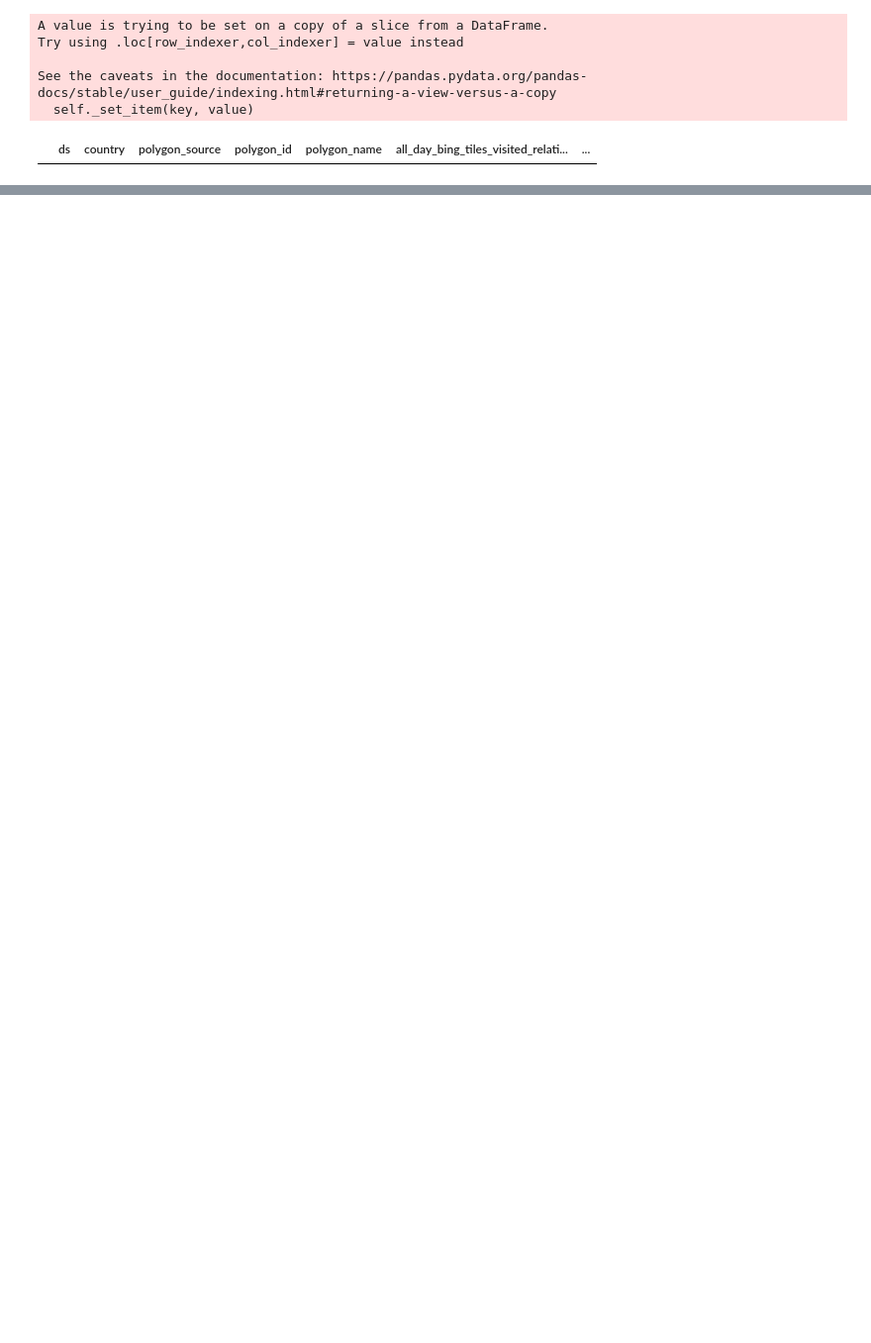
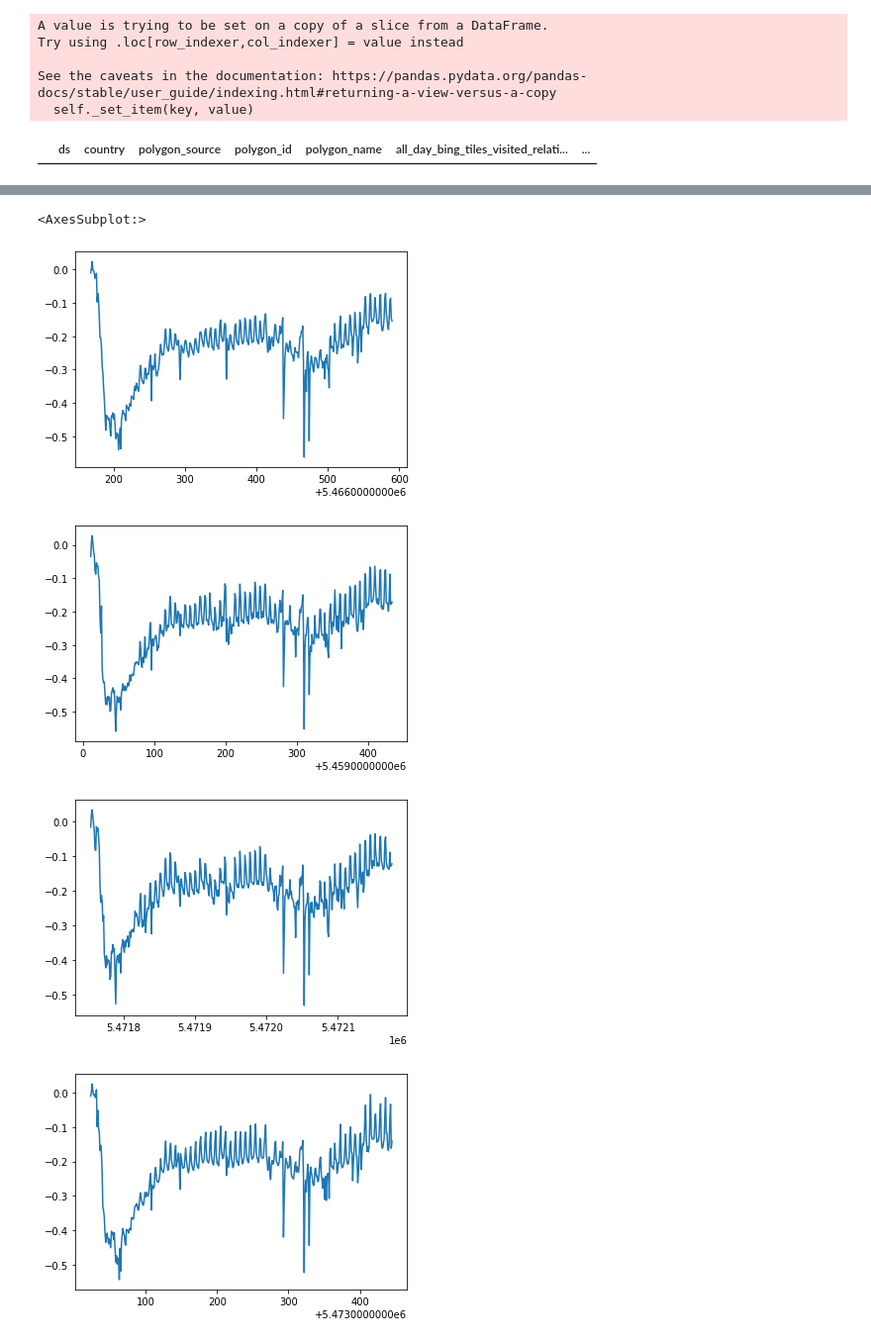
Before and after one commit to santiagoruizmoreno/teleworking_ghg, a Jupyter notebook: Code/Demand_for_transportation.ipynb, the cells around one changed output, grey strips where cells are left out. Shown: that part at 99% size. Cells and saved outputs as stored; diff of their text form; code cells hidden in the pictures; blank space fills up the shorter version.

```diff
--- a/Code/Demand_for_transportation.ipynb
+++ b/Code/Demand_for_transportation.ipynb
@@ -205,0 +211,21 @@ Hey Marie this was jsut added by me
+# %%
+plt.figure(1)
+facebook_data_USA[facebook_data_USA.polygon_name == "Los Angeles"]["all_day_bing_tiles_visited_relative_change"].plot()
+plt.figure(2)
+facebook_data_USA[facebook_data_USA.polygon_name == "Alameda"]["all_day_bing_tiles_visited_relative_change"].plot()
+plt.figure(3)
+facebook_data_USA[facebook_data_USA.polygon_name == "Sacramento"]["all_day_bing_tiles_visited_relative_change"].plot()
+plt.figure(4)
+facebook_data_USA[facebook_data_USA.polygon_name == "San Diego"]["all_day_bing_tiles_visited_relative_change"].plot()
+plt.figure(5)
+facebook_data_USA[facebook_data_USA.polygon_name == "Alameda"]["all_day_bing_tiles_visited_relative_change"].plot()
+plt.figure(6)
+facebook_data_USA[facebook_data_USA.polygon_name == "San Francisco"]["all_day_bing_tiles_visited_relative_change"].plot()
+plt.figure(7)
+facebook_data_USA[facebook_data_USA.polygon_name == "Santa Clara"]["all_day_bing_tiles_visited_relative_change"].plot()
+# %% [output]
+<AxesSubplot:>
+[figure, added]
+[figure, added]
+[figure, added]
+[figure, added]
```
Also changed, not shown: parts of 20 cells of this notebook.
